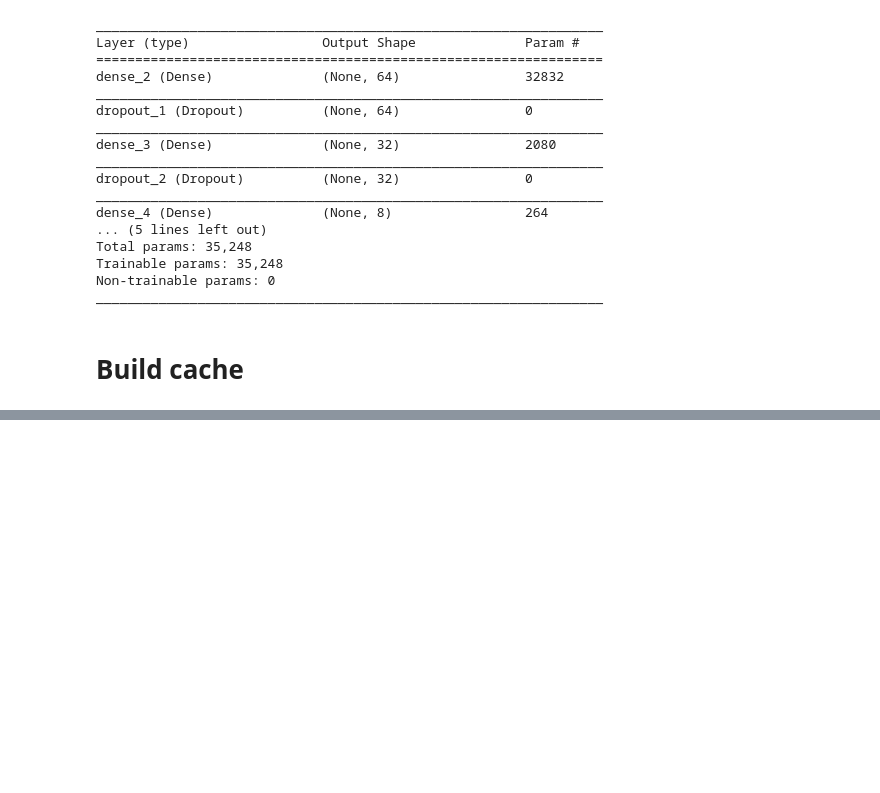
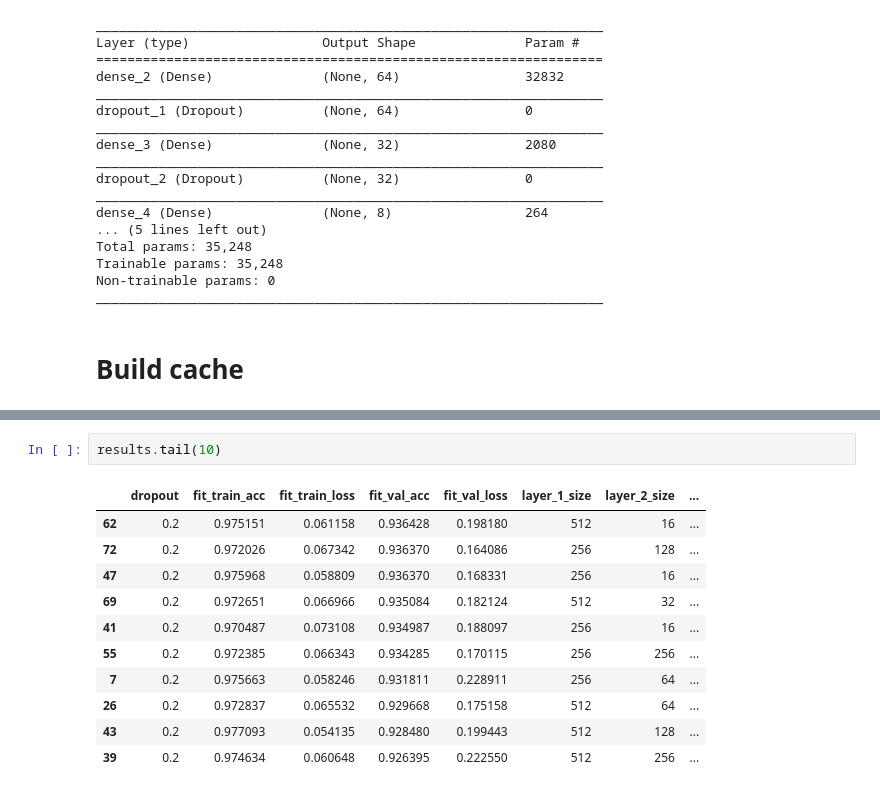
Before and after one commit to alxcnwy/Deep-Neural-Networks-for-Video-Classification, a Jupyter notebook: deepvideoclassification/data.ipynb, the cells around one changed output, grey strips where cells are left out. Cells and saved outputs as stored; diff of their text form; blank space fills up the shorter version.

```diff
--- a/deepvideoclassification/data.ipynb
+++ b/deepvideoclassification/data.ipynb
@@ -1180,0 +1653,14 @@ if __name__ == "__main__":
+# %%
+results.tail(10)
+# %% [output]
+|  | dropout | fit_train_acc | fit_train_loss | fit_val_acc | fit_val_loss | layer_1_size | layer_2_size | ... |
+| 62 | 0.2 | 0.975151 | 0.061158 | 0.936428 | 0.198180 | 512 | 16 | ... |
+| 72 | 0.2 | 0.972026 | 0.067342 | 0.936370 | 0.164086 | 256 | 128 | ... |
+| 47 | 0.2 | 0.975968 | 0.058809 | 0.936370 | 0.168331 | 256 | 16 | ... |
+| 69 | 0.2 | 0.972651 | 0.066966 | 0.935084 | 0.182124 | 512 | 32 | ... |
+| 41 | 0.2 | 0.970487 | 0.073108 | 0.934987 | 0.188097 | 256 | 16 | ... |
+| 55 | 0.2 | 0.972385 | 0.066343 | 0.934285 | 0.170115 | 256 | 256 | ... |
+| 7 | 0.2 | 0.975663 | 0.058246 | 0.931811 | 0.228911 | 256 | 64 | ... |
+| 26 | 0.2 | 0.972837 | 0.065532 | 0.929668 | 0.175158 | 512 | 64 | ... |
+| 43 | 0.2 | 0.977093 | 0.054135 | 0.928480 | 0.199443 | 512 | 128 | ... |
+| 39 | 0.2 | 0.974634 | 0.060648 | 0.926395 | 0.222550 | 512 | 256 | ... |
```
Also changed, not shown: parts of 14 cells of this notebook, 3 other files.
